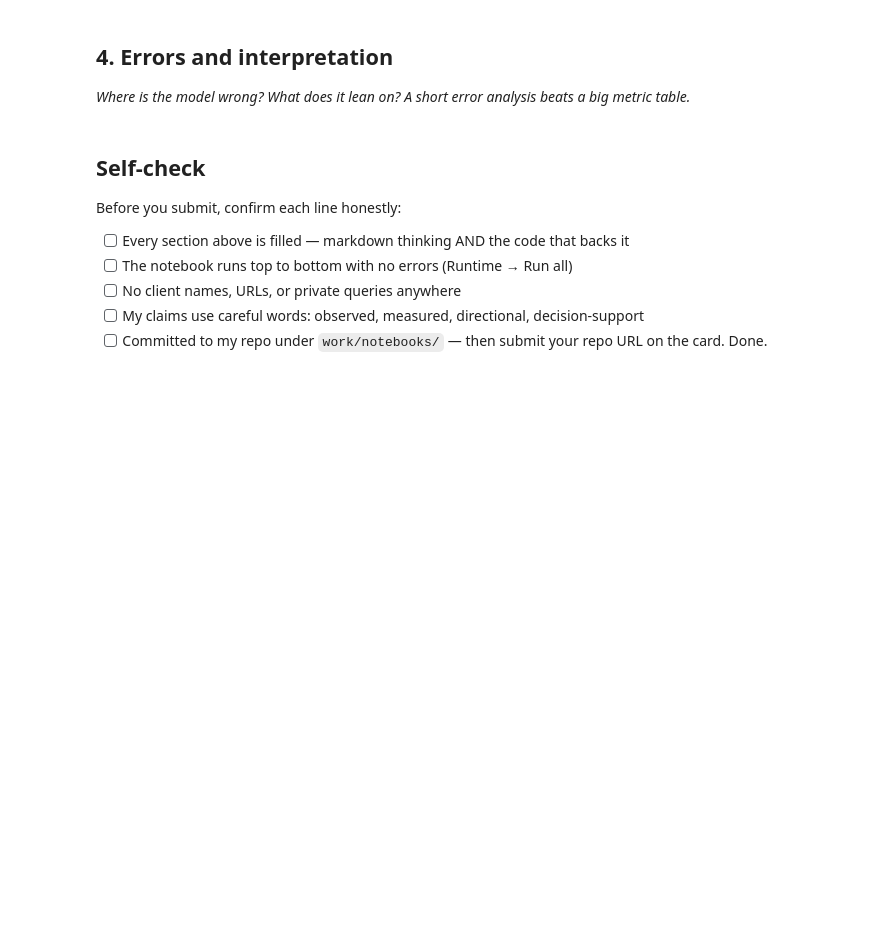
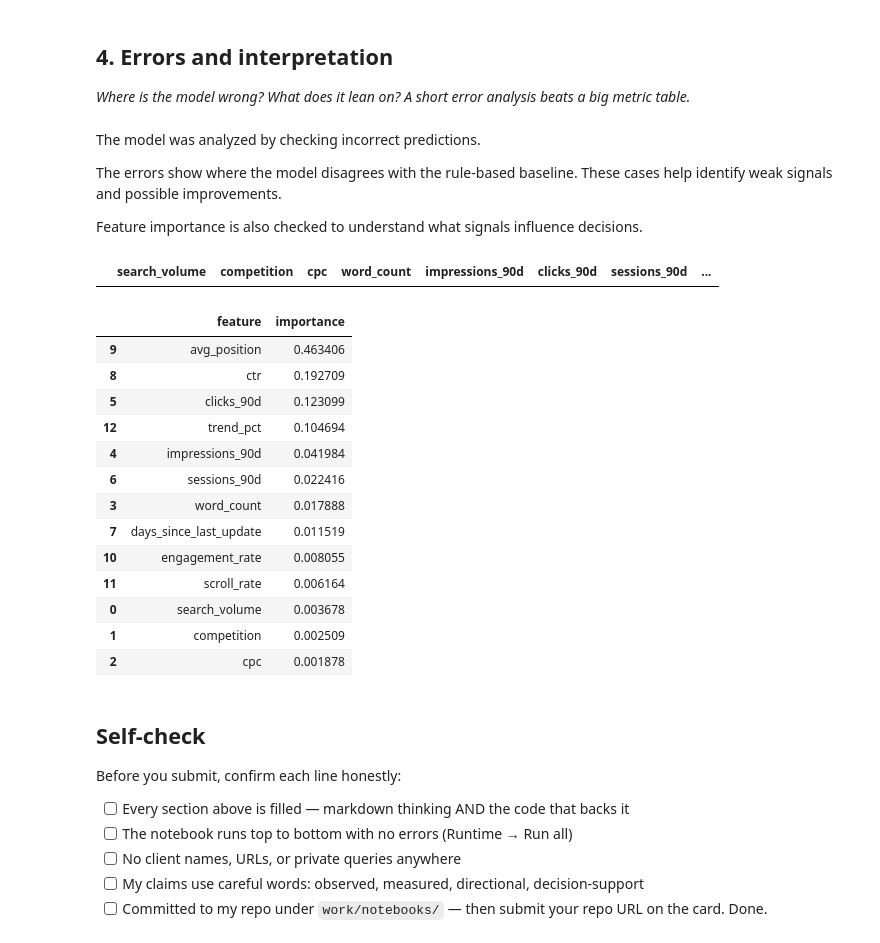
Before and after one commit to noor00-ai/fly_rank_intern, a Jupyter notebook: work/notebooks/w05_model.ipynb, the cells around one changed output. Saved outputs shown, nothing was run; the diff lists cells and outputs as text; code cells hidden in the pictures; blank space fills up the shorter version.

```diff
--- a/work/notebooks/w05_model.ipynb
+++ b/work/notebooks/w05_model.ipynb
@@ -29,0 +136,31 @@ This skeleton is yours to fill. Work the sections **in order** — each one has
+# %%
+model = RandomForestClassifier(
+    n_estimators=100,
+    random_state=42
+)
+
+
+model.fit(X_train, y_train)
+
+
+predictions = model.predict(X_test)
+
+
+model_results = pd.DataFrame({
+    "Model": ["Random Forest"],
+    "Accuracy": [
+        accuracy_score(y_test, predictions)
+    ],
+    "Precision": [
+        precision_score(y_test, predictions)
+    ],
+    "Recall": [
+        recall_score(y_test, predictions)
+    ],
+    "F1 Score": [
+        f1_score(y_test, predictions)
+    ]
+})
+
+
+model_results
@@ -37,3 +174,50 @@ This skeleton is yours to fill. Work the sections **in order** — each one has
+# %% [markdown]
+The model was analyzed by checking incorrect predictions.
+
+The errors show where the model disagrees with the rule-based baseline. These cases help identify weak signals and possible improvements.
+
+Feature importance is also checked to understand what signals influence decisions.
+# %%
+error_analysis = X_test.copy()
+
+error_analysis["actual"] = y_test.values
+error_analysis["predicted"] = predictions
+
+
+wrong_predictions = error_analysis[
+    error_analysis["actual"] != error_analysis["predicted"]
+]
+
+
+wrong_predictions.head(10)
+# %% [output]
+|  | search_volume | competition | cpc | word_count | impressions_90d | clicks_90d | sessions_90d | ... |
+# %%
+importance = pd.DataFrame({
+    "feature": features,
+    "importance": model.feature_importances_
+})
+
+
+importance.sort_values(
+    by="importance",
+    ascending=False
+)
+# %% [output]
+|  | feature | importance |
+| 9 | avg_position | 0.463406 |
+| 8 | ctr | 0.192709 |
+| 5 | clicks_90d | 0.123099 |
+| 12 | trend_pct | 0.104694 |
+| 4 | impressions_90d | 0.041984 |
+| 6 | sessions_90d | 0.022416 |
+| 3 | word_count | 0.017888 |
+| 7 | days_since_last_update | 0.011519 |
+| 10 | engagement_rate | 0.008055 |
+| 11 | scroll_rate | 0.006164 |
+| 0 | search_volume | 0.003678 |
+| 1 | competition | 0.002509 |
+| 2 | cpc | 0.001878 |
 # %% [markdown]
 ## Self-check
 
```
Also changed, not shown: parts of 12 cells of this notebook.
